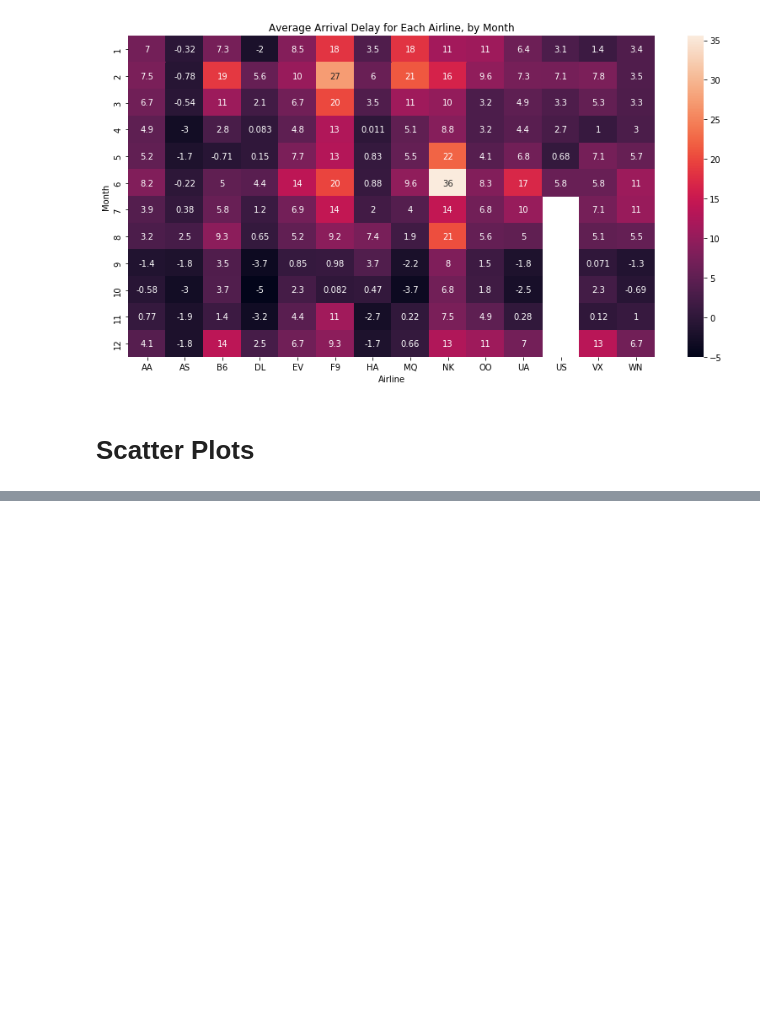
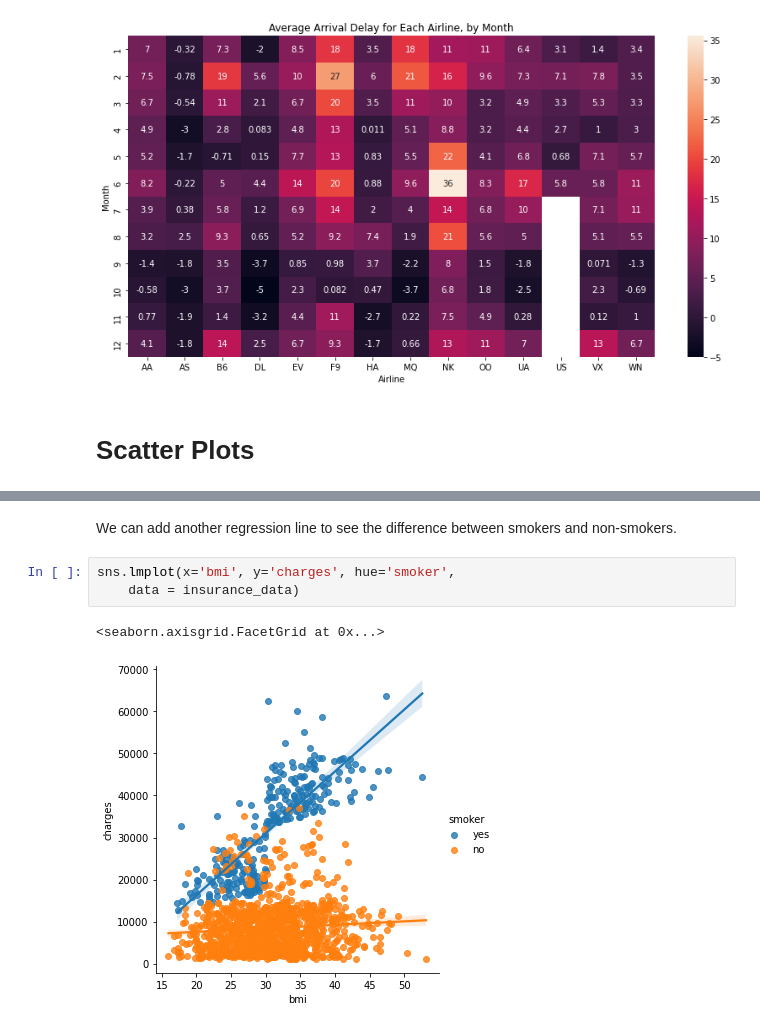
Before and after one commit to Dawreen/ml-notebook, a Jupyter notebook: DataVisualization.ipynb, the cells around one changed output, grey strips where cells are left out. Drawn from its saved outputs; the diff is of its cells as text; blank space fills up the shorter version.

```diff
--- a/DataVisualization.ipynb
+++ b/DataVisualization.ipynb
@@ -175,0 +237,8 @@ Text(0.5, 42.0, 'Airline')
+# %% [markdown]
+We can add another regression line to see the difference between smokers and non-smokers.
+# %%
+sns.lmplot(x='bmi', y='charges', hue='smoker',
+    data = insurance_data)
+# %% [output]
+<seaborn.axisgrid.FacetGrid at 0x...>
+[figure, added]
```
Also changed, not shown: parts of 14 cells of this notebook, 1 other file.
